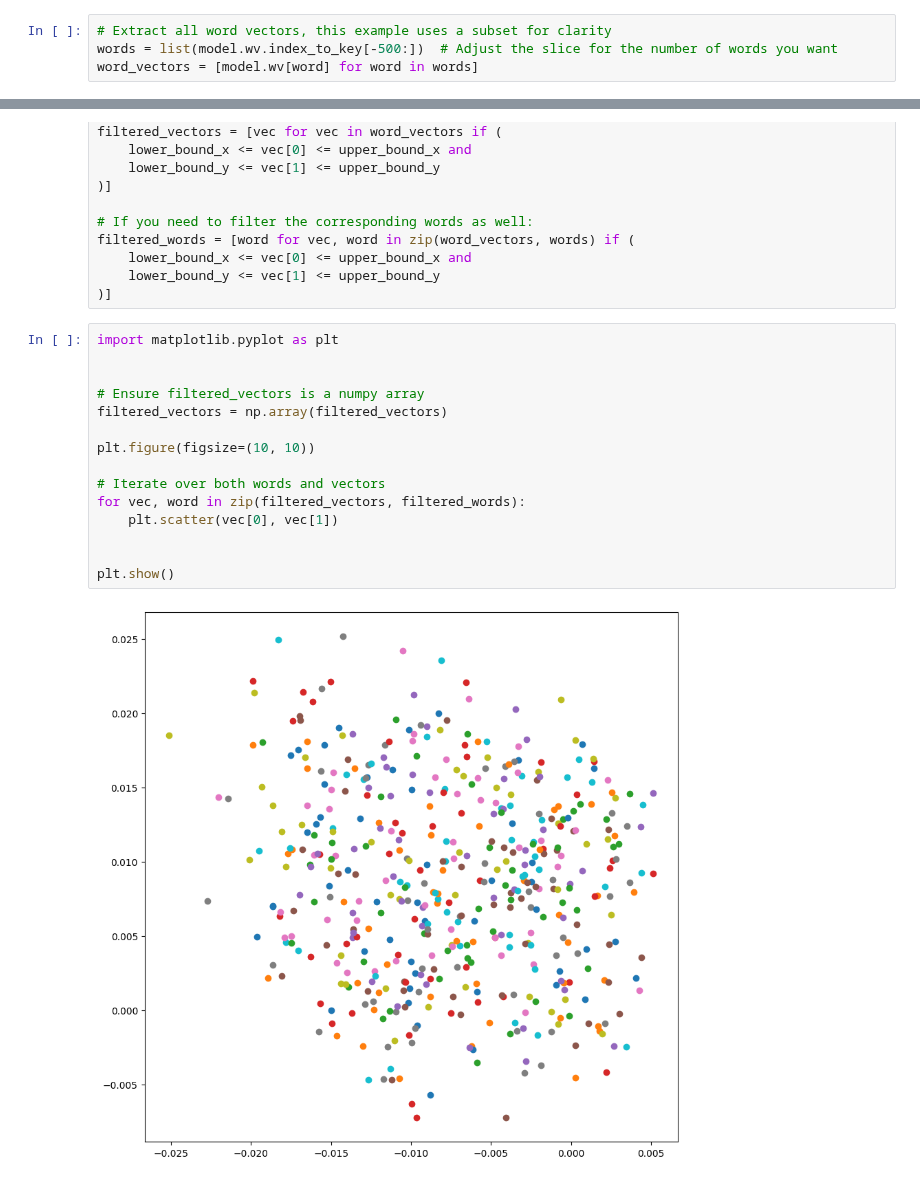
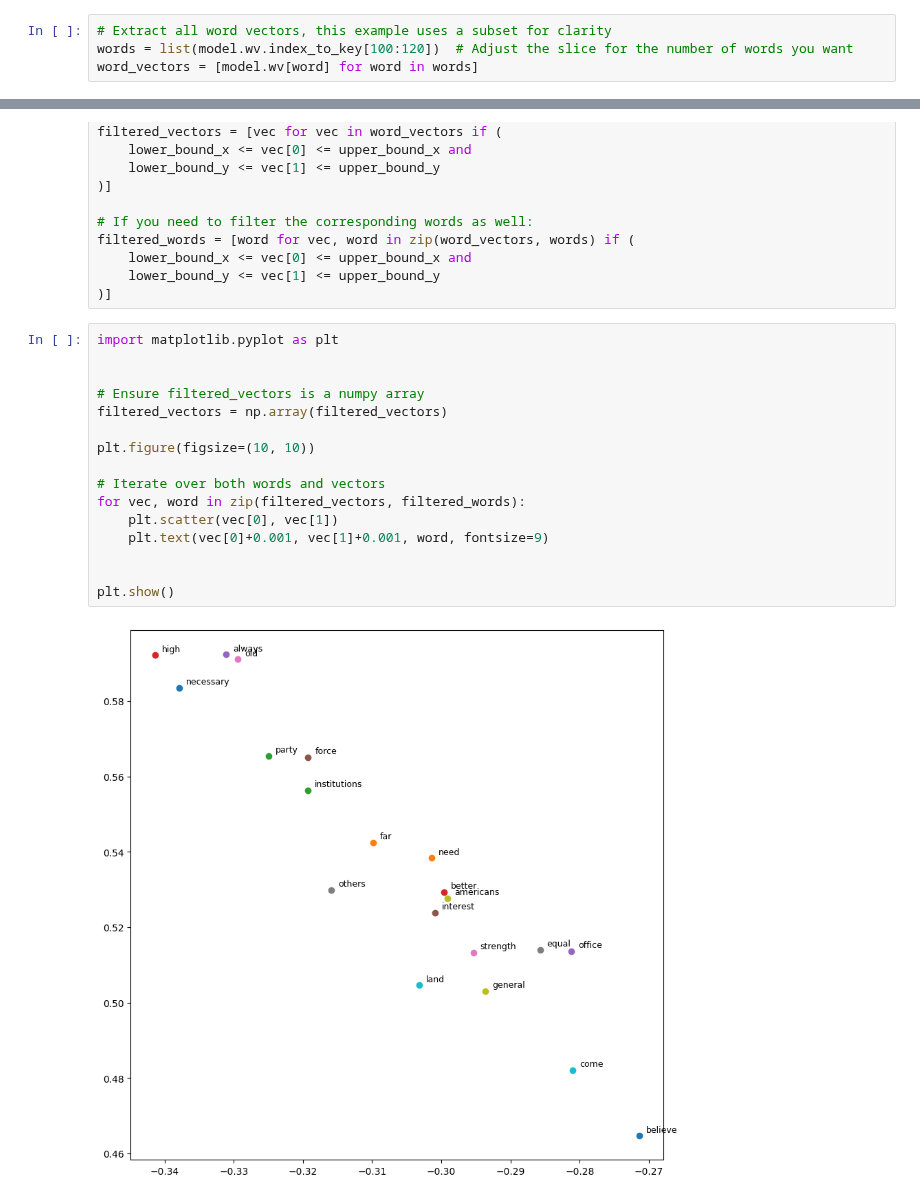
Before and after one commit to alex-smith-uwec/CS491, a Jupyter notebook: word2vec.ipynb, the cells around one changed output, grey strips where cells are left out. Saved outputs shown, nothing was run; the diff lists cells and outputs as text.

```diff
--- a/word2vec.ipynb
+++ b/word2vec.ipynb
@@ -93,6 +93,6 @@ print(similar_words)
 # %%
 # Extract all word vectors, this example uses a subset for clarity
-words = list(model.wv.index_to_key[-500:])  # Adjust the slice for the number of words you want
+words = list(model.wv.index_to_key[100:120])  # Adjust the slice for the number of words you want
 word_vectors = [model.wv[word] for word in words]
 # %%
 len(words)
@@ -140,17 +140,18 @@ filtered_words = [word for vec, word in zip(word_vectors, words) if (
 # %%
 import matplotlib.pyplot as plt
 
 
 # Ensure filtered_vectors is a numpy array
 filtered_vectors = np.array(filtered_vectors)
 
 plt.figure(figsize=(10, 10))
 
 # Iterate over both words and vectors
 for vec, word in zip(filtered_vectors, filtered_words):
     plt.scatter(vec[0], vec[1])
+    plt.text(vec[0]+0.001, vec[1]+0.001, word, fontsize=9)
 
 
 plt.show()
 # %% [output]
-[figure, old version]
+[figure, new version]
```
Also changed, not shown: parts of 3 cells of this notebook.
